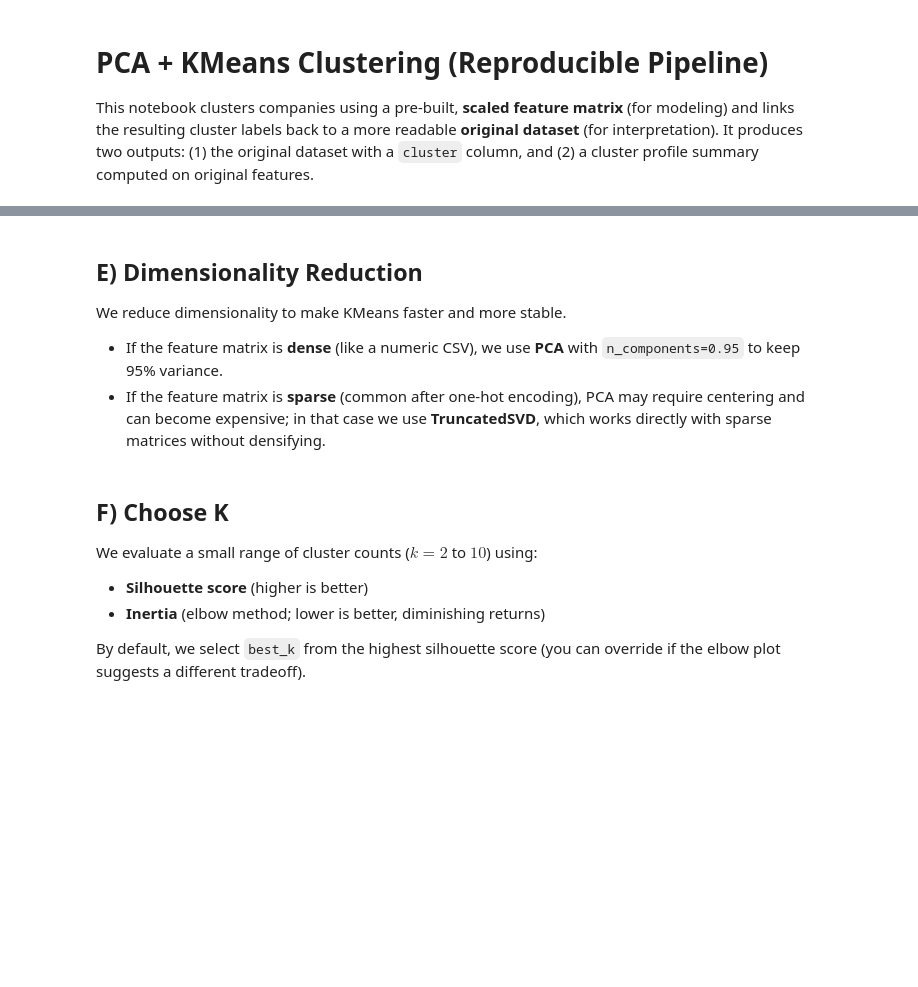
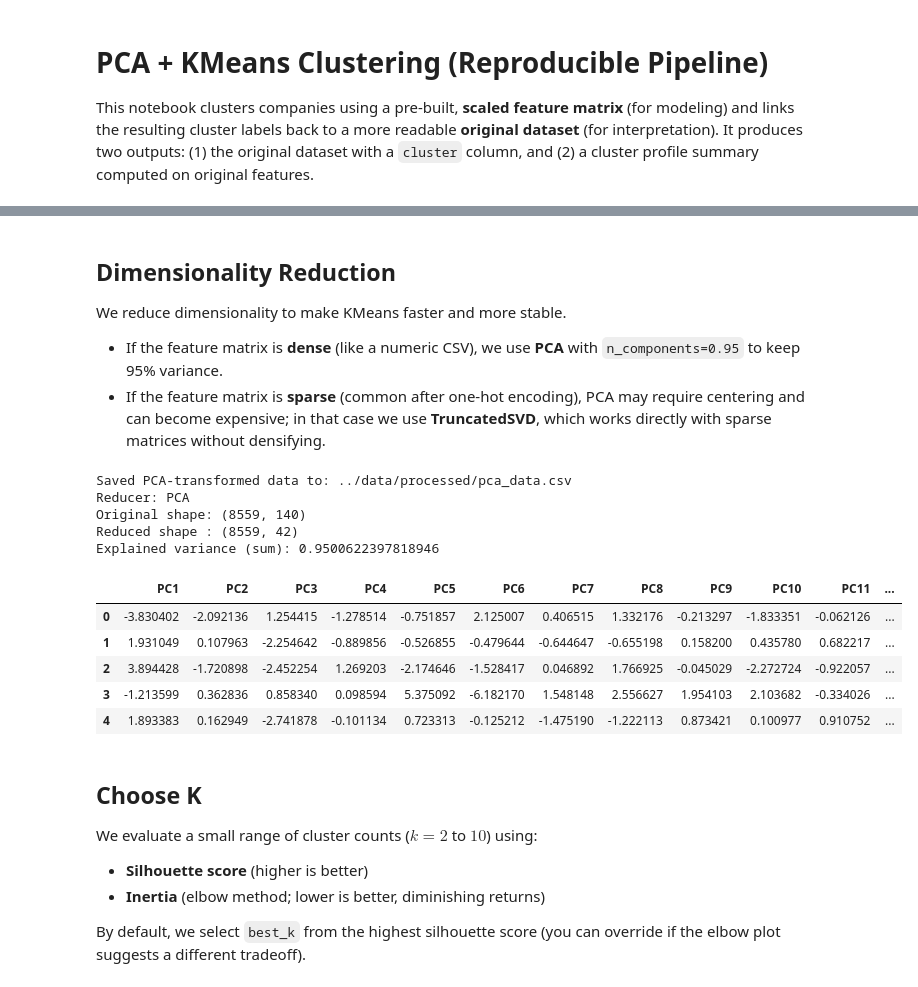
Before and after one commit to Gianice/sdsdatathon, a Jupyter notebook: notebooks/member3_pca.ipynb, the cells around one changed output, grey strips where cells are left out. Saved outputs shown, nothing was run; the diff lists cells and outputs as text; code cells hidden in the pictures; blank space fills up the shorter version.

```diff
--- a/notebooks/member3_pca.ipynb
+++ b/notebooks/member3_pca.ipynb
@@ -19,6 +19,9 @@ ORIGINAL_PATH = "../data/processed/cleaned_base.csv"
 OUT_ORIGINAL_WITH_CLUSTERS = "../data/processed/original_with_clusters.csv"
 OUT_CLUSTER_PROFILE = "../data/processed/cluster_summary_original_features.csv"
 
+# PCA-transformed (reduced) feature space output
+OUT_PCA_DATA = "../data/processed/pca_data.csv"
+
 RANDOM_STATE = 42
 # %%
 # D) Load Data (scaled features + original readable dataset)
@@ -48,5 +54,5 @@ if id_col is not None:
 # %% [markdown]
-## E) Dimensionality Reduction
+## Dimensionality Reduction
 
 We reduce dimensionality to make KMeans faster and more stable.
 - If the feature matrix is **dense** (like a numeric CSV), we use **PCA** with `n_components=0.95` to keep 95% variance.
@@ -58,35 +64,51 @@ X = df_scaled
 # Detect sparse matrices without forcing a SciPy dependency (SciPy is optional here)
 is_sparse = False
 try:
     from scipy import sparse  # optional; only used for sparse checks
     is_sparse = sparse.issparse(X)
 except Exception:
     is_sparse = False
 
 if is_sparse:
     # TruncatedSVD does not support n_components as a variance ratio directly.
     # Use a reasonable cap; increase if cumulative variance is too low for your use case.
     n_components = min(200, X.shape[1] - 1) if X.shape[1] > 1 else 1
     reducer = TruncatedSVD(n_components=n_components, random_state=RANDOM_STATE)
     X_reduced = reducer.fit_transform(X)
     explained = float(np.sum(reducer.explained_variance_ratio_))
     reducer_name = "TruncatedSVD"
 else:
     reducer = PCA(n_components=0.95, random_state=RANDOM_STATE)
     X_reduced = reducer.fit_transform(X)
     explained = float(np.sum(reducer.explained_variance_ratio_))
     reducer_name = "PCA"
 
 df_pca = pd.DataFrame(X_reduced, columns=[f"PC{i+1}" for i in range(X_reduced.shape[1])])
 
+# Save reduced feature space for downstream modeling/analysis
+df_pca.to_csv(OUT_PCA_DATA, index=False)
+print("Saved PCA-transformed data to:", OUT_PCA_DATA)
+
 print(f"Reducer: {reducer_name}")
 print("Original shape:", X.shape)
 print("Reduced shape :", df_pca.shape)
 print("Explained variance (sum):", explained)
 
 df_pca.head()
+# %% [output]
+Saved PCA-transformed data to: ../data/processed/pca_data.csv
+Reducer: PCA
+Original shape: (8559, 140)
+Reduced shape : (8559, 42)
+Explained variance (sum): 0.9500622397818946
+|  | PC1 | PC2 | PC3 | PC4 | PC5 | PC6 | PC7 | PC8 | PC9 | PC10 | PC11 | ... |
+| 0 | -3.830402 | -2.092136 | 1.254415 | -1.278514 | -0.751857 | 2.125007 | 0.406515 | 1.332176 | -0.213297 | -1.833351 | -0.062126 | ... |
+| 1 | 1.931049 | 0.107963 | -2.254642 | -0.889856 | -0.526855 | -0.479644 | -0.644647 | -0.655198 | 0.158200 | 0.435780 | 0.682217 | ... |
+| 2 | 3.894428 | -1.720898 | -2.452254 | 1.269203 | -2.174646 | -1.528417 | 0.046892 | 1.766925 | -0.045029 | -2.272724 | -0.922057 | ... |
+| 3 | -1.213599 | 0.362836 | 0.858340 | 0.098594 | 5.375092 | -6.182170 | 1.548148 | 2.556627 | 1.954103 | 2.103682 | -0.334026 | ... |
+| 4 | 1.893383 | 0.162949 | -2.741878 | -0.101134 | 0.723313 | -0.125212 | -1.475190 | -1.222113 | 0.873421 | 0.100977 | 0.910752 | ... |
 # %% [markdown]
-## F) Choose K
+## Choose K
 
 We evaluate a small range of cluster counts ($k=2$ to $10$) using:
 - **Silhouette score** (higher is better)
```
Also changed, not shown: parts of 8 cells of this notebook, 6 other files.
